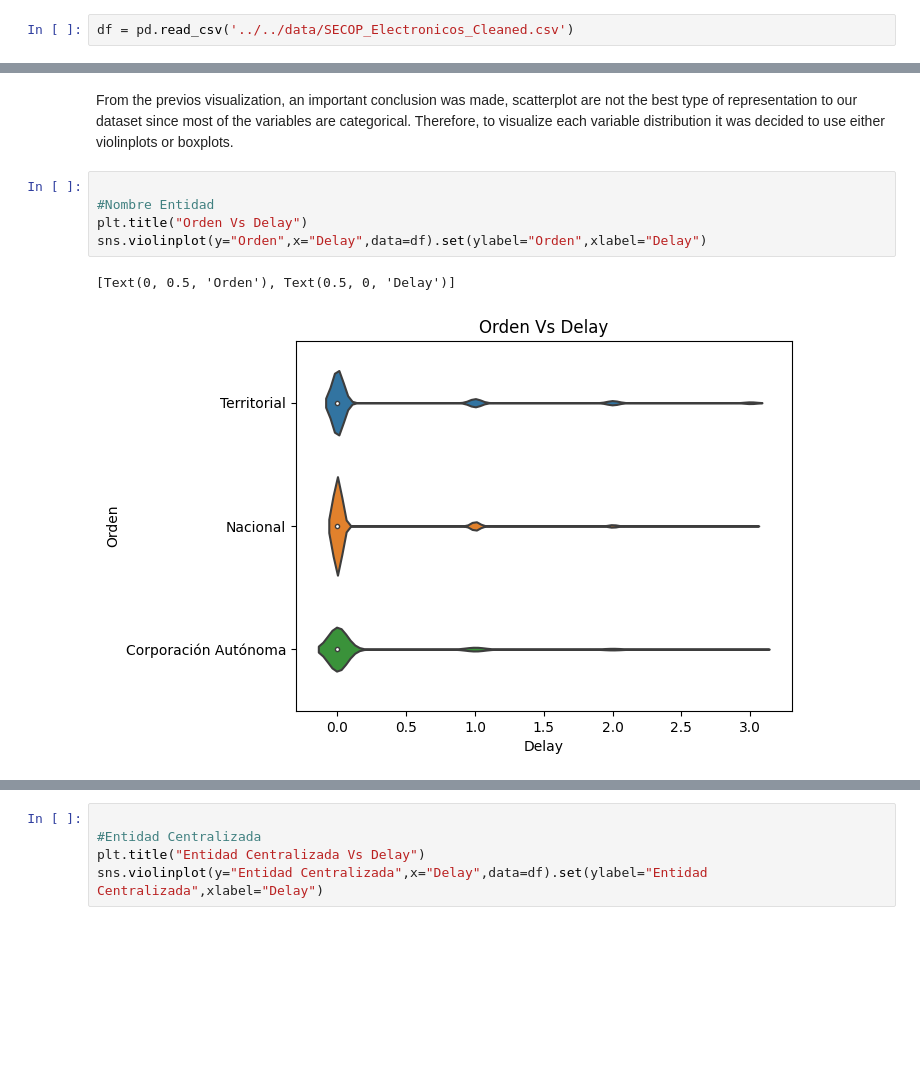
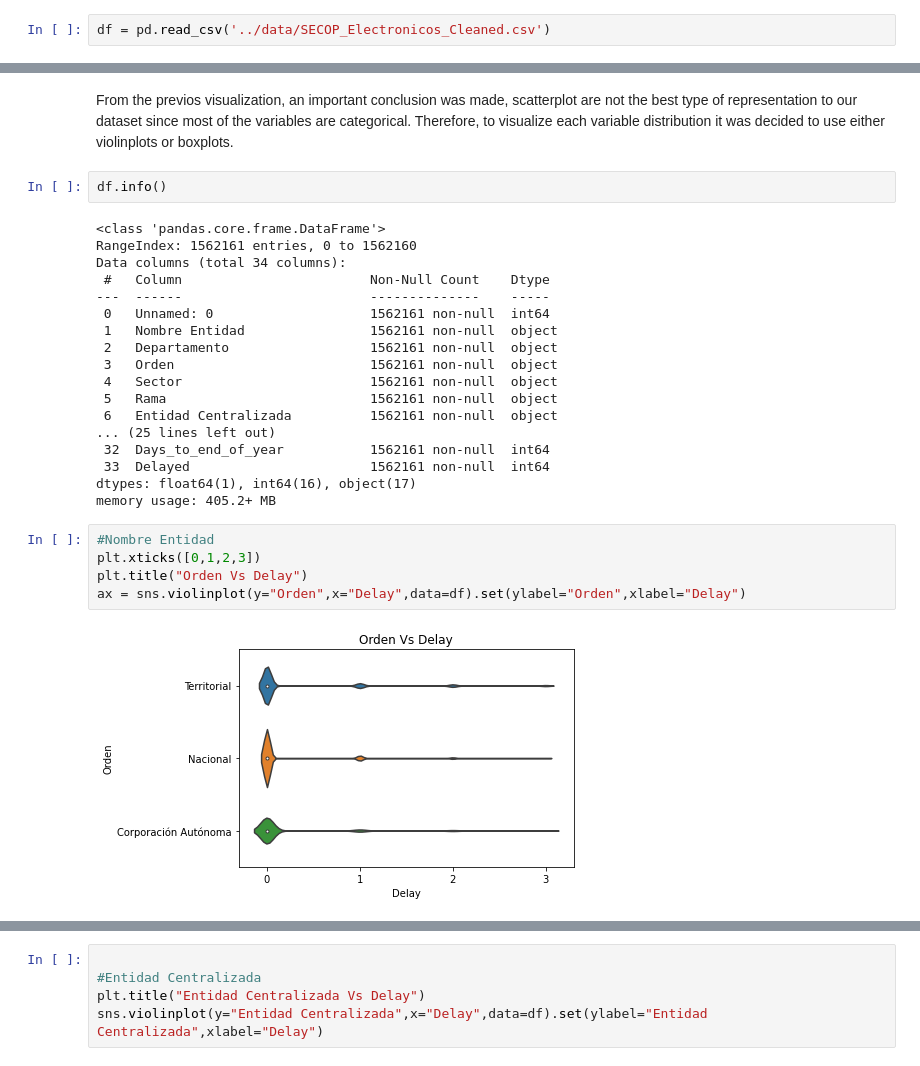
Before and after one commit to lumariaap15/secop-ds4a, a Jupyter notebook: EDA_Graphs.ipynb, the cells around one changed output, grey strips where cells are left out. Drawn from its saved outputs; the diff is of its cells as text; blank space fills up the shorter version.

Commit message:
Mejora en la visualización del eje X para la variable Delay

```diff
--- a/EDA_Graphs.ipynb
+++ b/EDA_Graphs.ipynb
@@ -11,7 +12,7 @@ import seaborn as sns
 # %% [markdown]
 Dataset Reading:
 # %%
-df = pd.read_csv('../../data/SECOP_Electronicos_Cleaned.csv')
+df = pd.read_csv('../data/SECOP_Electronicos_Cleaned.csv')
 # %% [markdown]
 ## Statistical Exploration
 # %%
@@ -153,14 +154,33 @@ g.fig.set_size_inches(10,4)
 [figure]
 # %% [markdown]
 From the previos visualization, an important conclusion was made, scatterplot are not the best type of representation to our dataset since most of the variables are categorical. Therefore, to visualize each variable distribution it was decided to use either violinplots or boxplots.
+# %%
+df.info()
+# %% [output]
+<class 'pandas.core.frame.DataFrame'>
+RangeIndex: 1562161 entries, 0 to 1562160
+Data columns (total 34 columns):
+ #   Column                        Non-Null Count    Dtype
+---  ------                        --------------    -----
+ 0   Unnamed: 0                    1562161 non-null  int64
+ 1   Nombre Entidad                1562161 non-null  object
+ 2   Departamento                  1562161 non-null  object
+ 3   Orden                         1562161 non-null  object
+ 4   Sector                        1562161 non-null  object
+ 5   Rama                          1562161 non-null  object
+ 6   Entidad Centralizada          1562161 non-null  object
+... (25 lines left out)
+ 32  Days_to_end_of_year           1562161 non-null  int64
+ 33  Delayed                       1562161 non-null  int64
+dtypes: float64(1), int64(16), object(17)
+memory usage: 405.2+ MB
 # %%
-
 #Nombre Entidad
+plt.xticks([0,1,2,3])
 plt.title("Orden Vs Delay")
-sns.violinplot(y="Orden",x="Delay",data=df).set(ylabel="Orden",xlabel="Delay")
+ax = sns.violinplot(y="Orden",x="Delay",data=df).set(ylabel="Orden",xlabel="Delay")
 # %% [output]
-[Text(0, 0.5, 'Orden'), Text(0.5, 0, 'Delay')]
-[figure, old version]
+[figure, new version]
 # %%
 
 #Sector
```
Also changed, not shown: parts of 4 cells of this notebook.
